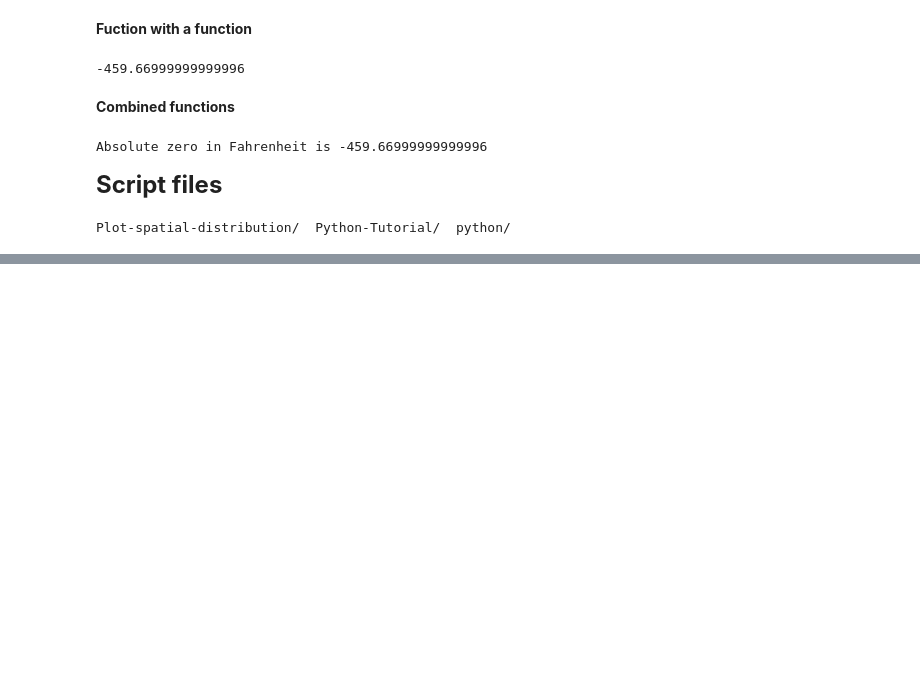
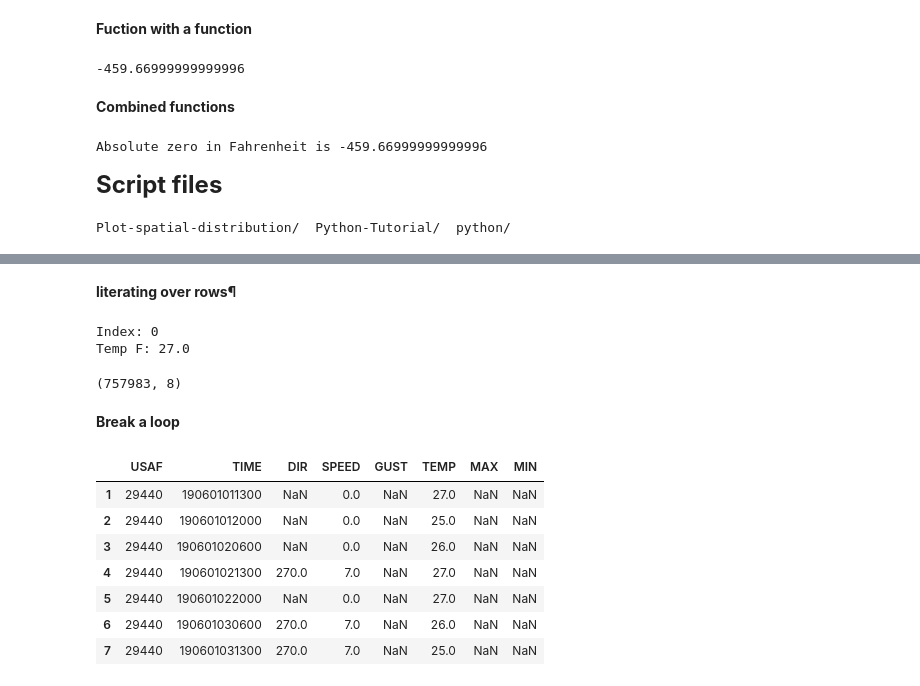
Before and after one commit to yangshanye/Python-Tutorial, a Jupyter notebook: Geopython_basic_expresion.ipynb, the cells around one changed output, grey strips where cells are left out. Cells and saved outputs as stored; diff of their text form; code cells hidden in the pictures; blank space fills up the shorter version.

```diff
--- a/Geopython_basic_expresion.ipynb
+++ b/Geopython_basic_expresion.ipynb
@@ -1844,0 +1871,2 @@ Kumpula_temps_above15_June_2016.csv
+# %%
+fp = r"data/029440.txt"
@@ -1844,0 +1908,11 @@ Kumpula_temps_above15_June_2016.csv
+# %%
+# Read in only selected columns
+data = pd.read_csv(
+    fp,
+    delim_whitespace=True,
+    usecols=["USAF", "YR--MODAHRMN", "DIR", "SPD", "GUS", "TEMP", "MAX", "MIN"],
+    na_values=["*", "**", "***", "****", "*****", "******"],
+)
+
+# Check the dataframe
+data.head()
@@ -1844,0 +1932,6 @@ Kumpula_temps_above15_June_2016.csv
+# %%
+# Create the dictionary with old and new names
+new_names = {"YR--MODAHRMN": "TIME", "SPD": "SPEED", "GUS": "GUST"}
+
+# Let's see what the variable new_names look like
+new_names
@@ -1844,0 +1944,6 @@ Kumpula_temps_above15_June_2016.csv
+# %%
+# Rename the columns
+data = data.rename(columns=new_names)
+
+# Print the new columns
+print(data.columns)
@@ -1844,0 +2041,34 @@ Kumpula_temps_above15_June_2016.csv
+# %% [markdown]
+**literating over rows¶**
+# %%
+# Iterate over the rows
+for idx, row in data.iterrows():
+
+    # Print the index value
+    print(f"Index: {idx}")
+
+    # Print the row
+    print(f"Temp F: {row['TEMP']}\n")
+
+    break
+# %% [output]
+Index: 0
+Temp F: 27.0
+# %%
+data.shape
+# %% [output]
+(757983, 8)
+# %% [markdown]
+**Break a loop**
+# %%
+data_short = data[1:8]
+data_short
+# %% [output]
+|  | USAF | TIME | DIR | SPEED | GUST | TEMP | MAX | MIN |
+| 1 | 29440 | 190601011300 | NaN | 0.0 | NaN | 27.0 | NaN | NaN |
+| 2 | 29440 | 190601012000 | NaN | 0.0 | NaN | 25.0 | NaN | NaN |
+| 3 | 29440 | 190601020600 | NaN | 0.0 | NaN | 26.0 | NaN | NaN |
+| 4 | 29440 | 190601021300 | 270.0 | 7.0 | NaN | 27.0 | NaN | NaN |
+| 5 | 29440 | 190601022000 | NaN | 0.0 | NaN | 27.0 | NaN | NaN |
+| 6 | 29440 | 190601030600 | 270.0 | 7.0 | NaN | 26.0 | NaN | NaN |
+| 7 | 29440 | 190601031300 | 270.0 | 7.0 | NaN | 25.0 | NaN | NaN |
```
Also changed, not shown: parts of 316 cells of this notebook.
